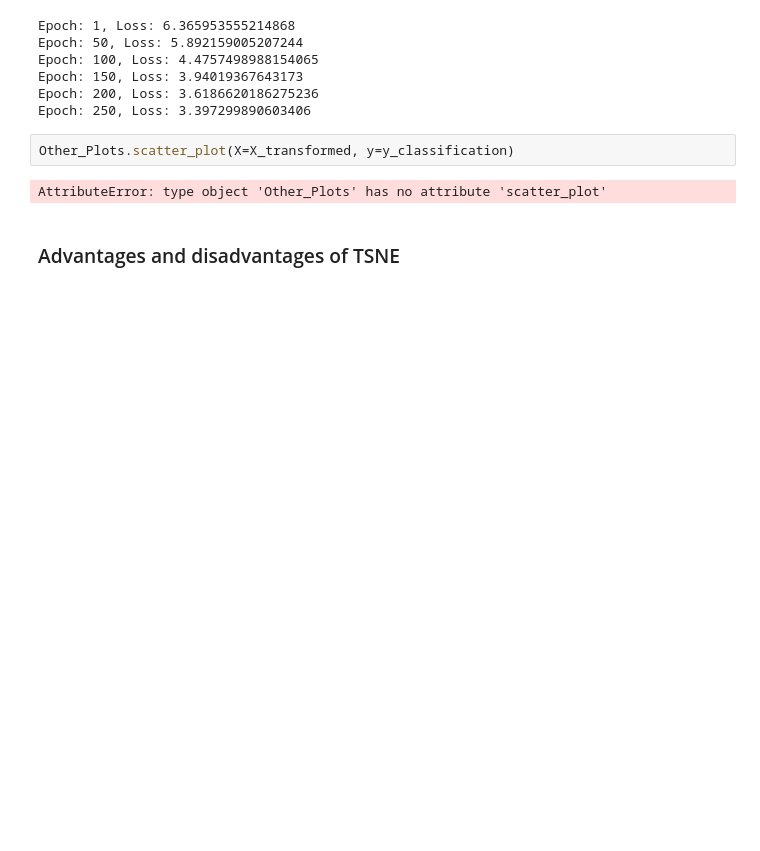
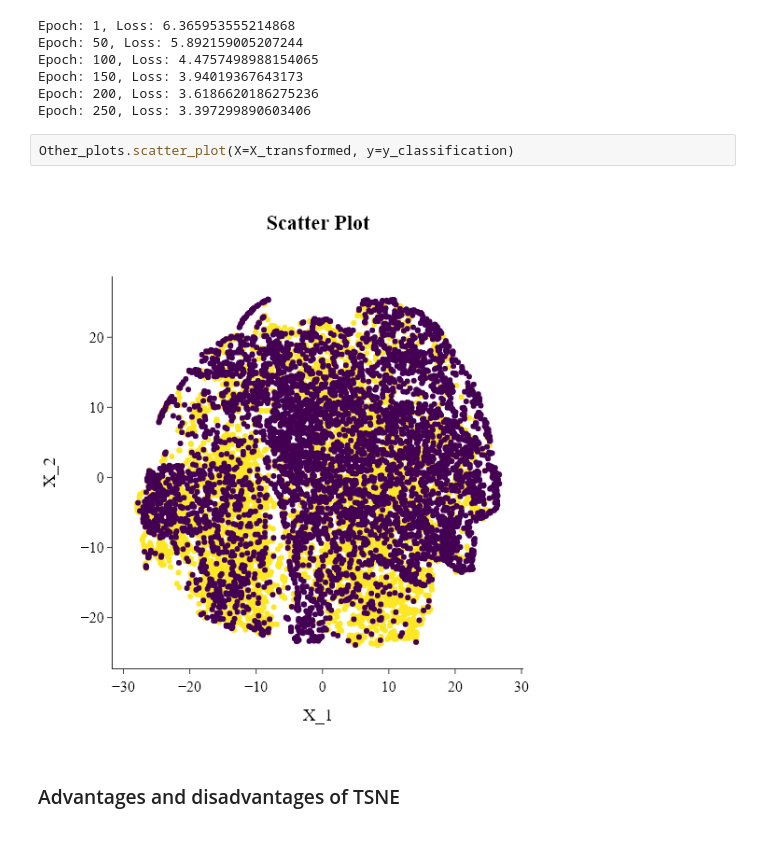
Before and after one commit to kvbiii/Preprocessing, a Jupyter notebook: Redundant_data/Redundant_data_example.ipynb, the cells around one changed output. Cells and saved outputs as stored; diff of their text form; blank space fills up the shorter version.

```diff
--- a/Redundant_data/Redundant_data_example.ipynb
+++ b/Redundant_data/Redundant_data_example.ipynb
@@ -1102,9 +1221,9 @@ Epoch: 150, Loss: 3.94019367643173
 Epoch: 200, Loss: 3.6186620186275236
 Epoch: 250, Loss: 3.397299890603406
 # %%
-Other_Plots.scatter_plot(X=X_transformed, y=y_classification)
+Other_plots.scatter_plot(X=X_transformed, y=y_classification)
 # %% [output]
-AttributeError: type object 'Other_Plots' has no attribute 'scatter_plot'
+[figure, added]
 # %% [markdown]
 <h3>Advantages and disadvantages of TSNE<h3>
 # %% [markdown]
```
Also changed, not shown: parts of 23 cells of this notebook.
